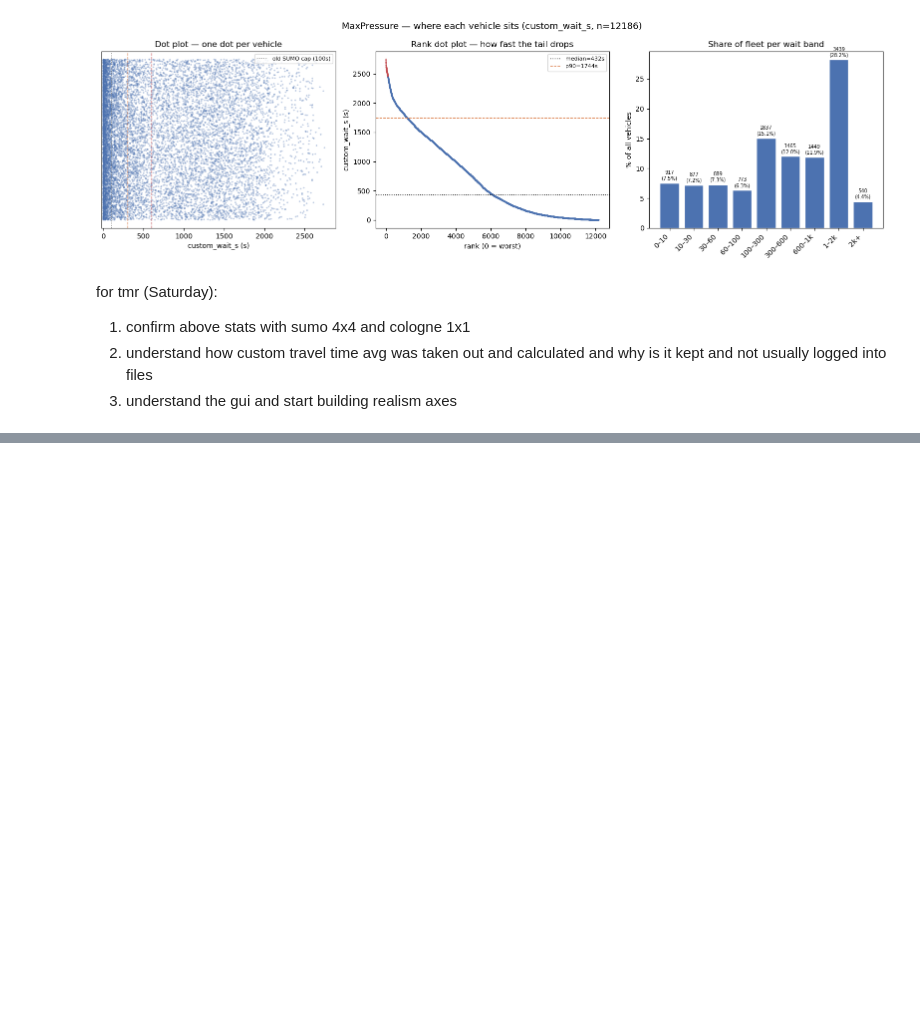
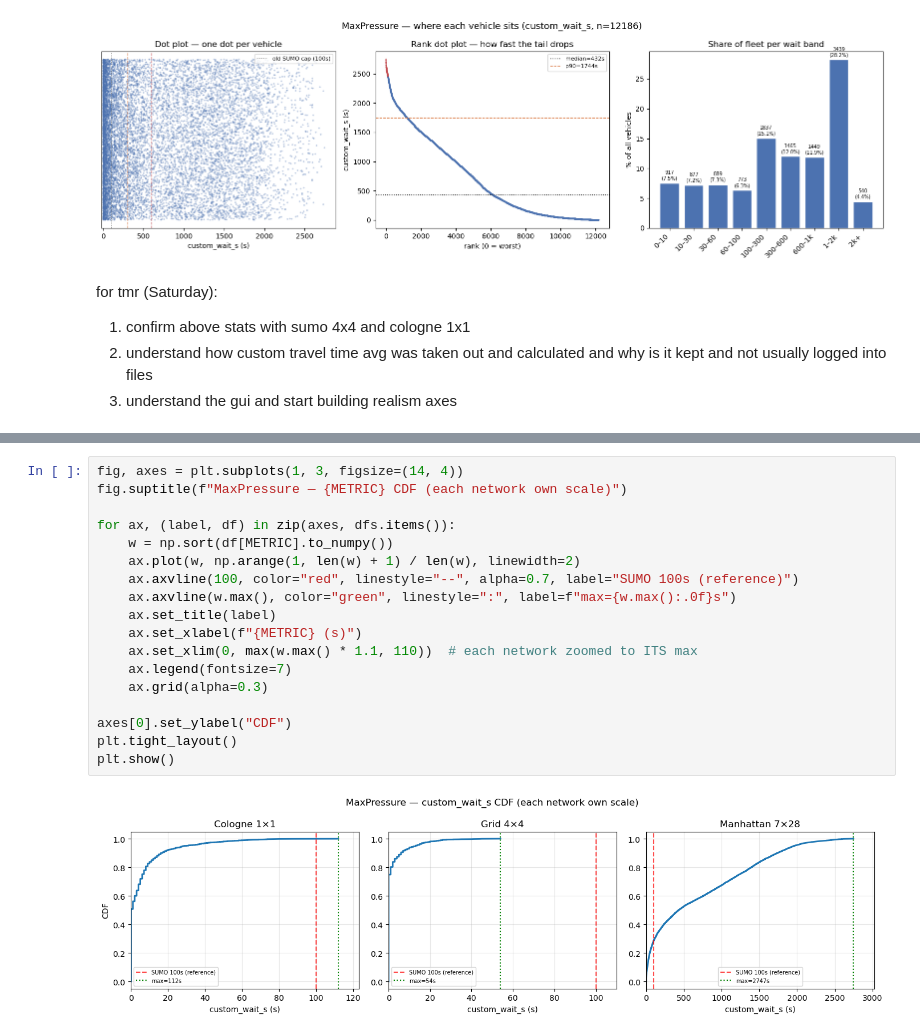
Before and after one commit to sal0-h/LibSignal, a Jupyter notebook: result_analysis/results.ipynb, the cells around one changed output, grey strips where cells are left out. Saved outputs shown, nothing was run; the diff lists cells and outputs as text; blank space fills up the shorter version.

```diff
--- a/result_analysis/results.ipynb
+++ b/result_analysis/results.ipynb
@@ -638,0 +793,20 @@ for tmr (Saturday):
+# %%
+fig, axes = plt.subplots(1, 3, figsize=(14, 4))
+fig.suptitle(f"MaxPressure — {METRIC} CDF (each network own scale)")
+
+for ax, (label, df) in zip(axes, dfs.items()):
+    w = np.sort(df[METRIC].to_numpy())
+    ax.plot(w, np.arange(1, len(w) + 1) / len(w), linewidth=2)
+    ax.axvline(100, color="red", linestyle="--", alpha=0.7, label="SUMO 100s (reference)")
+    ax.axvline(w.max(), color="green", linestyle=":", label=f"max={w.max():.0f}s")
+    ax.set_title(label)
+    ax.set_xlabel(f"{METRIC} (s)")
+    ax.set_xlim(0, max(w.max() * 1.1, 110))  # each network zoomed to ITS max
+    ax.legend(fontsize=7)
+    ax.grid(alpha=0.3)
+
+axes[0].set_ylabel("CDF")
+plt.tight_layout()
+plt.show()
+# %% [output]
+[figure, added]
```
Also changed, not shown: parts of 6 cells of this notebook, 13 other files.
